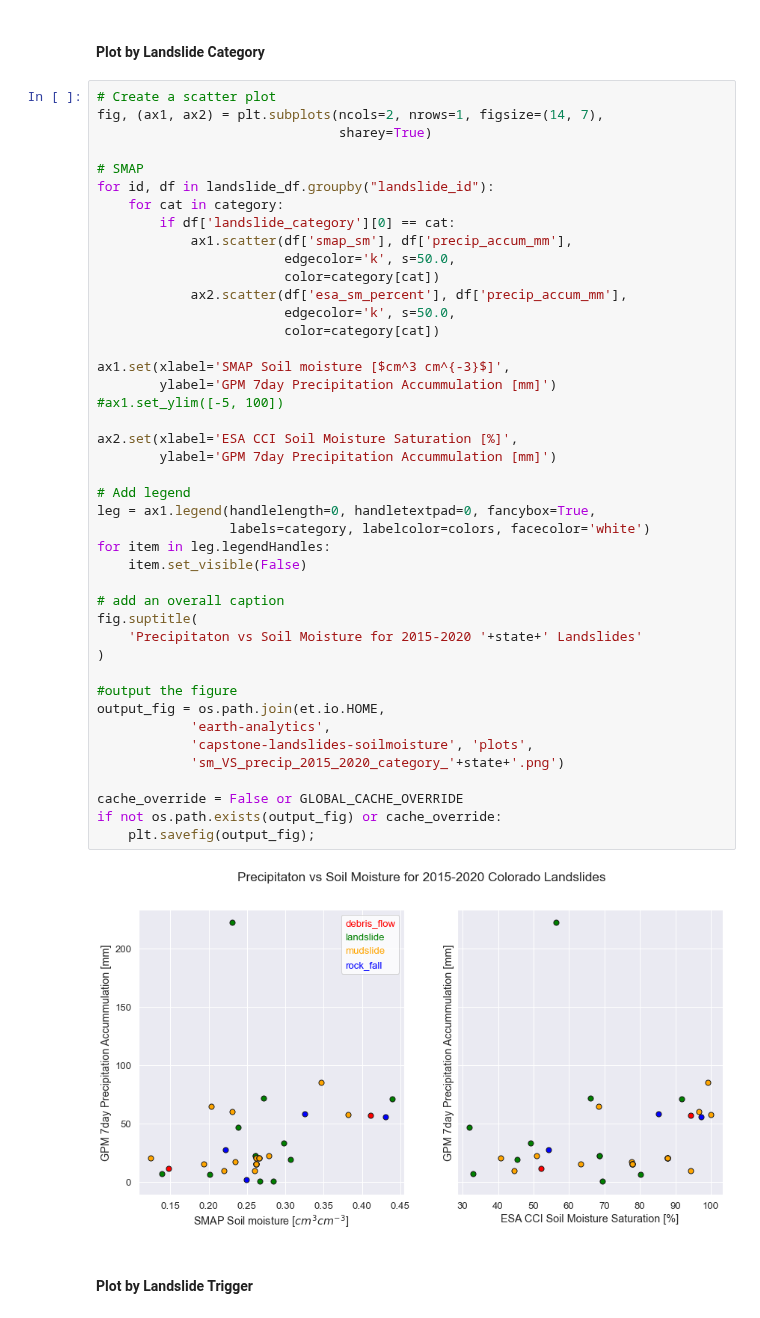
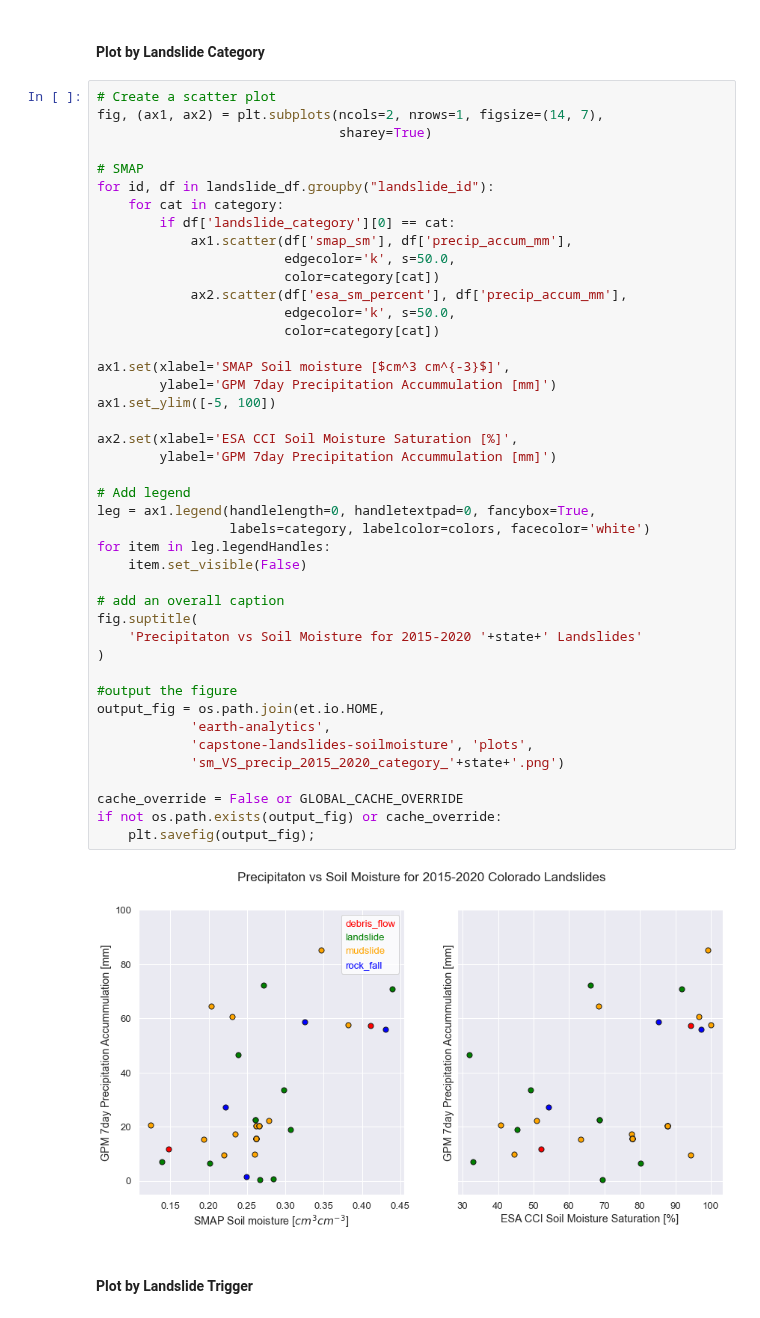
Before and after one commit to jacquiewitte/capstone-landslides-soilmoisture, a Jupyter notebook: landslide_precip_soilm.ipynb, the cells around one changed output. Saved outputs shown, nothing was run; the diff lists cells and outputs as text.

Commit message:
updated plotting

```diff
--- a/landslide_precip_soilm.ipynb
+++ b/landslide_precip_soilm.ipynb
@@ -484,35 +484,35 @@ for id, df in landslide_df.groupby("landslide_id"):
                         edgecolor='k', s=50.0,
                         color=category[cat])
 
 ax1.set(xlabel='SMAP Soil moisture [$cm^3 cm^{-3}$]',
         ylabel='GPM 7day Precipitation Accummulation [mm]')
-#ax1.set_ylim([-5, 100])
+ax1.set_ylim([-5, 100])
 
 ax2.set(xlabel='ESA CCI Soil Moisture Saturation [%]',
         ylabel='GPM 7day Precipitation Accummulation [mm]')
 
 # Add legend
 leg = ax1.legend(handlelength=0, handletextpad=0, fancybox=True,
                  labels=category, labelcolor=colors, facecolor='white')
 for item in leg.legendHandles:
     item.set_visible(False)
 
 # add an overall caption
 fig.suptitle(
     'Precipitaton vs Soil Moisture for 2015-2020 '+state+' Landslides'
 )
 
 #output the figure
 output_fig = os.path.join(et.io.HOME,
             'earth-analytics',
             'capstone-landslides-soilmoisture', 'plots',
             'sm_VS_precip_2015_2020_category_'+state+'.png')
 
 cache_override = False or GLOBAL_CACHE_OVERRIDE
 if not os.path.exists(output_fig) or cache_override:
     plt.savefig(output_fig);
 # %% [output]
-[figure, old version]
+[figure, new version]
 # %% [markdown]
 #### Plot by Landslide Trigger
 # %%
```
Also changed, not shown: parts of 5 cells of this notebook.
